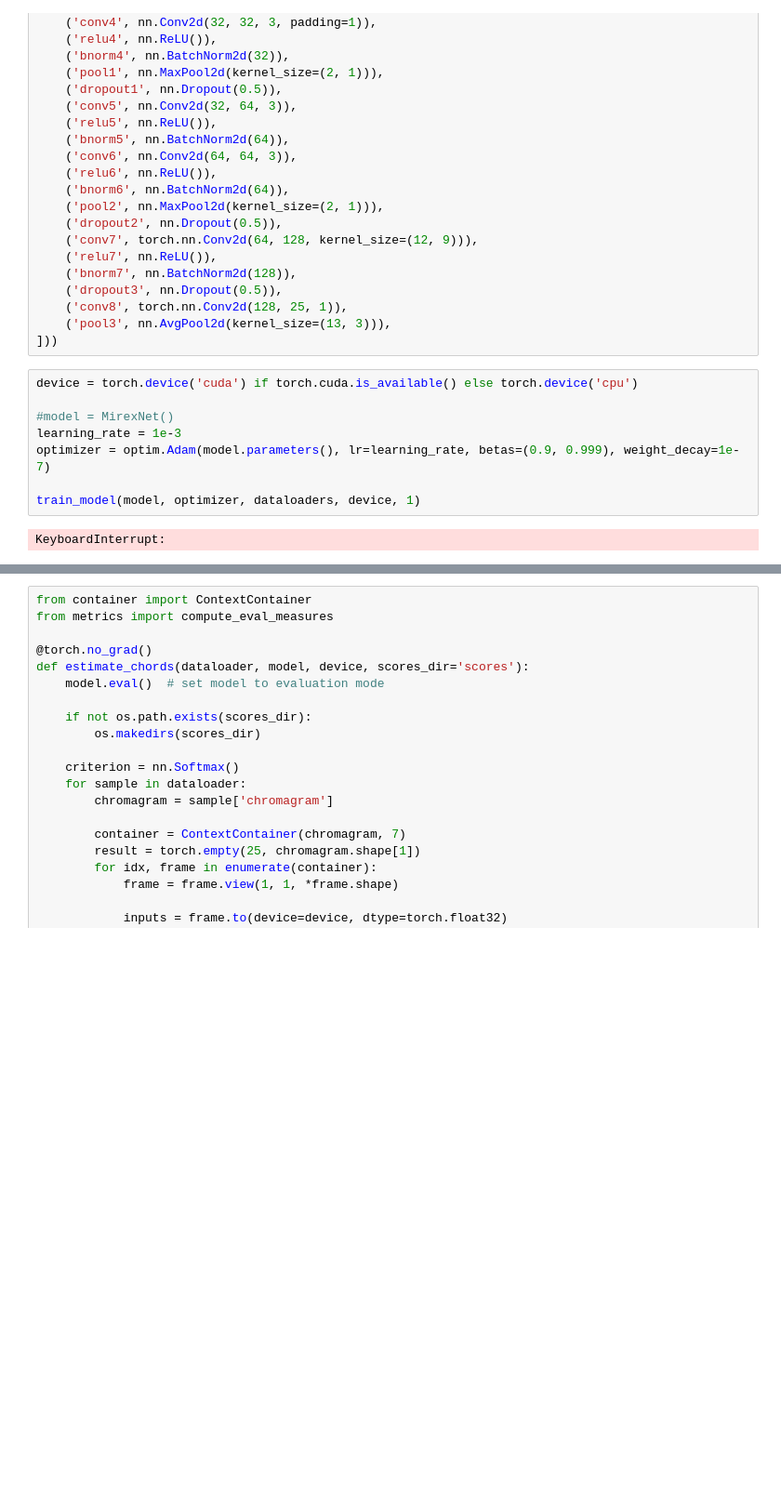
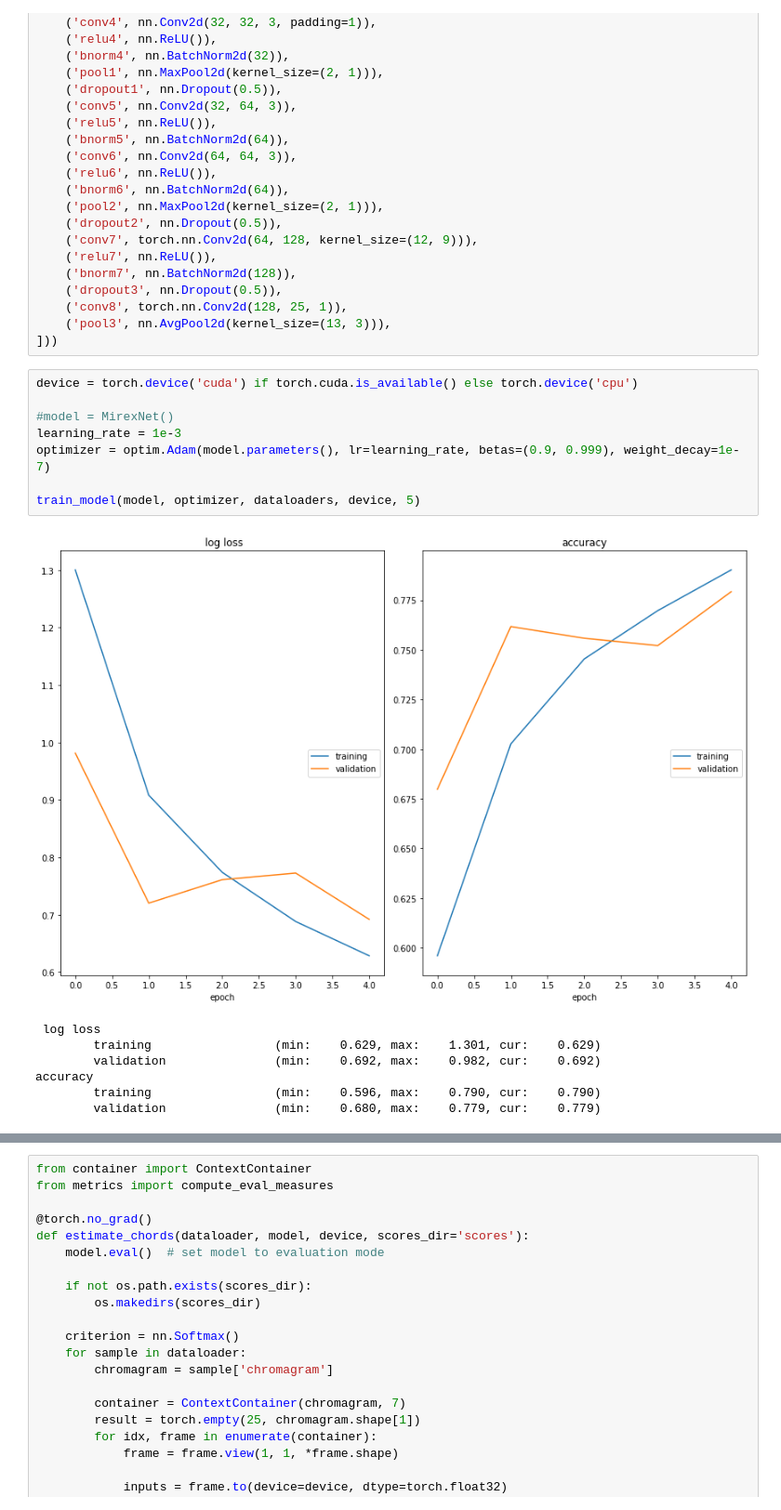
Before and after one commit to discort/chord-recognition, a Jupyter notebook: basic_nn.ipynb, the cells around one changed output, grey strips where cells are left out. Shown: that part at 93% size. Drawn from its saved outputs; the diff is of its cells as text; blank space fills up the shorter version.

```diff
--- a/basic_nn.ipynb
+++ b/basic_nn.ipynb
@@ -163,11 +163,17 @@ model = nn.Sequential(OrderedDict([
 # %%
 device = torch.device('cuda') if torch.cuda.is_available() else torch.device('cpu')
 
 #model = MirexNet()
 learning_rate = 1e-3
 optimizer = optim.Adam(model.parameters(), lr=learning_rate, betas=(0.9, 0.999), weight_decay=1e-7)
 
-train_model(model, optimizer, dataloaders, device, 1)
+train_model(model, optimizer, dataloaders, device, 5)
 # %% [output]
+[figure, added]
-KeyboardInterrupt:
+ log loss
+        training                 (min:    0.629, max:    1.301, cur:    0.629)
+        validation               (min:    0.692, max:    0.982, cur:    0.692)
+accuracy
+        training                 (min:    0.596, max:    0.790, cur:    0.790)
+        validation               (min:    0.680, max:    0.779, cur:    0.779)
 # %%
```
Also changed, not shown: parts of 4 cells of this notebook, 1 other file.
